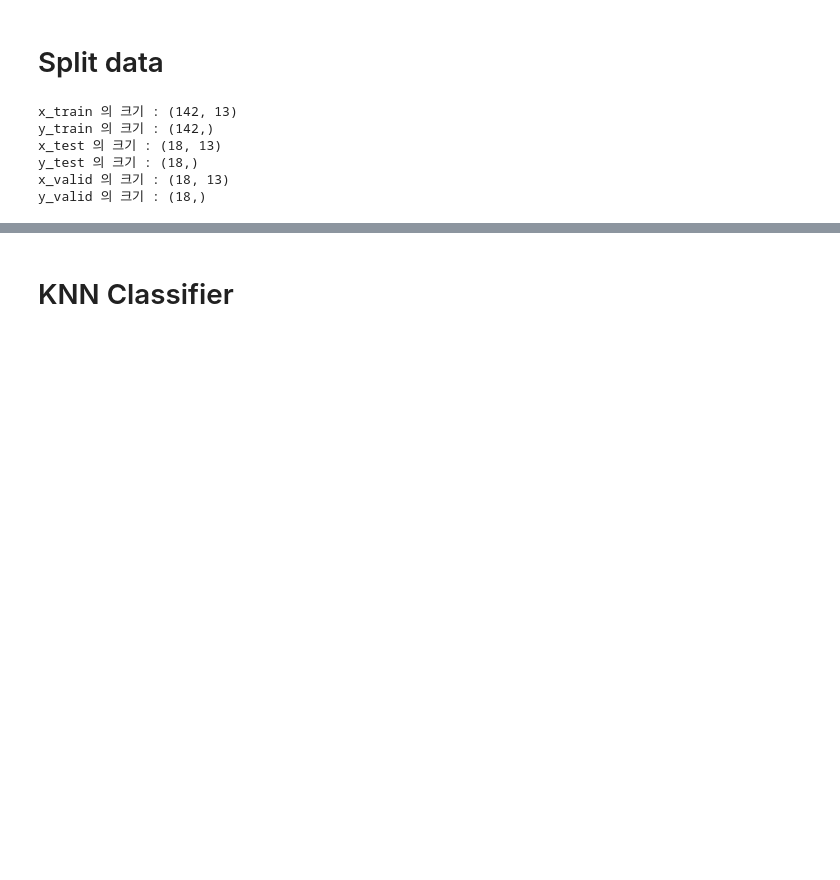
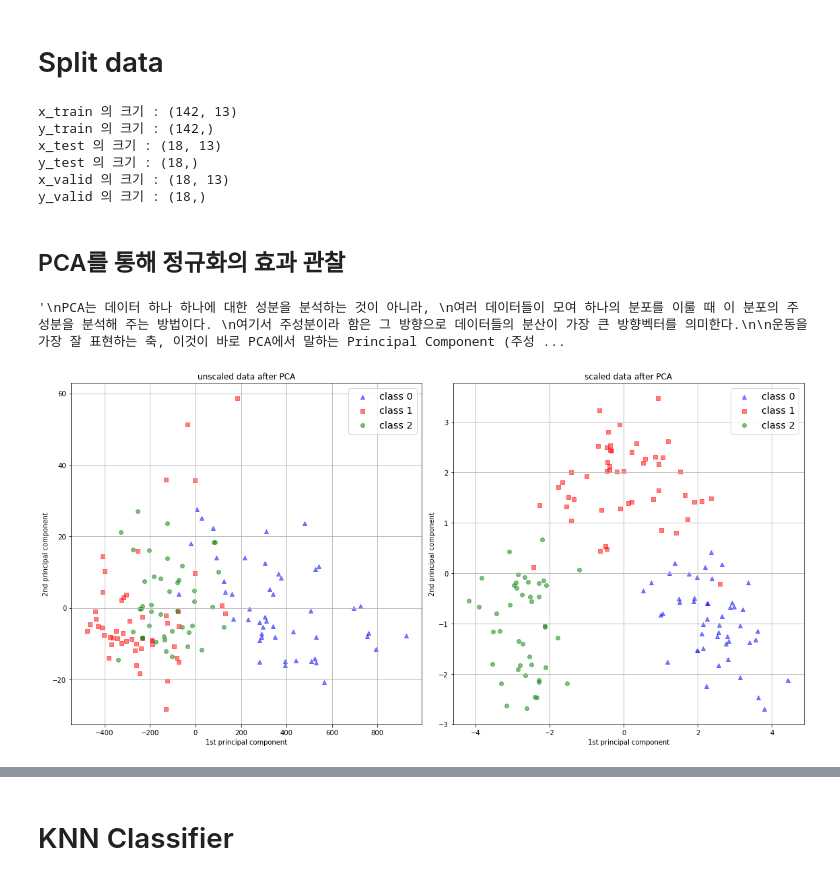
Before and after one commit to UmmAreYouDeveloper/Python-for-ML, a Jupyter notebook: assingment_3/homework4.ipynb, the cells around one changed output, grey strips where cells are left out. Drawn from its saved outputs; the diff is of its cells as text; code cells hidden in the pictures; blank space fills up the shorter version.

```diff
--- a/assingment_3/homework4.ipynb
+++ b/assingment_3/homework4.ipynb
@@ -68,3 +90,55 @@ x_test 의 크기 : (18, 13)
 y_test 의 크기 : (18,)
 x_valid 의 크기 : (18, 13)
 y_valid 의 크기 : (18,)
+# %% [markdown]
+## PCA를 통해 정규화의 효과 관찰
+# %%
+'''
+PCA는 데이터 하나 하나에 대한 성분을 분석하는 것이 아니라,
+여러 데이터들이 모여 하나의 분포를 이룰 때 이 분포의 주 성분을 분석해 주는 방법이다.
+여기서 주성분이라 함은 그 방향으로 데이터들의 분산이 가장 큰 방향벡터를 의미한다.
+
+운동을 가장 잘 표현하는 축, 이것이 바로 PCA에서 말하는 Principal Component (주성분) 입니다.
+그렇다면 어떤 축이 "운동을 가장 잘 표현하는 축"일까요? PCA에서는 데이터를 가장 넓게 펼치는 축, 그러니까
+위의 예제에서는 x축을 PC라고 설정합니다. 통계학적인 표현으로는 "가장 큰 분산을 가지는 축"이 바로 PC가 되는 것이죠.
+
+데이터들의 주요 분포를 표현하는 축으로 2차원으로 축소시켜서 주요 분포를 확인해본다.
+'''
+# %% [output]
+'\nPCA는 데이터 하나 하나에 대한 성분을 분석하는 것이 아니라, \n여러 데이터들이 모여 하나의 분포를 이룰 때 이 분포의 주 성분을 분석해 주는 방법이다. \n여기서 주성분이라 함은 그 방향으로 데이터들의 분산이 가장 큰 방향벡터를 의미한다.\n\n운동을 가장 잘 표현하는 축, 이것이 바로 PCA에서 말하는 Principal Component (주성 ...
+# %%
+from sklearn.decomposition import PCA
+#scaling 전의 wine.data를 분할
+original_x_train, original_x_test, original_y_train, original_y_test = train_test_split(wine.data, wine.target, test_size = 0.2,random_state=95)
+original_x_valid, original_x_test, original_y_valid, original_y_test = train_test_split(x_test, y_test, test_size = 0.5,random_state=95)
+#PCA를 사용하여 2차원으로 축소
+pca = PCA(n_components=2)
+original_x_train = pca.fit_transform(original_x_train)
+scaled_x_train = pca.fit_transform(x_train)
+# %%
+# graph setting
+fig, (ax1, ax2) = plt.subplots(ncols=2, figsize=(16, 8))
+
+#scale된 후와 scale되기 전의 데이터 분포를 찍기 위한 함수
+def make_picture(ax,x_train,y_train):
+    for l, c, m in zip(range(0, 3), ('blue', 'red', 'green'), ('^', 's', 'o')):
+        ax.scatter(x_train[y_train == l, 0], x_train[y_train == l, 1], color=c, label='class %s' % l, alpha=0.5, marker=m)
+
+# scale되지 않은 오리지널 데이터를 그린다
+make_picture(ax1,original_x_train,original_y_train)
+# scale된 정제된 데이터를 그린다
+make_picture(ax2,scaled_x_train,y_train)
+
+# graph setting
+ax1.set_title('unscaled data after PCA')
+ax2.set_title('scaled data after PCA')
+
+for ax in (ax1, ax2):
+    ax.set_xlabel('1st principal component')
+    ax.set_ylabel('2nd principal component')
+    ax.legend(loc='upper right', fontsize='x-large')
+    ax.grid()
+
+plt.tight_layout()
+# %% [output]
+[figure, added]
```
Also changed, not shown: parts of 47 cells of this notebook, 1 other file.
